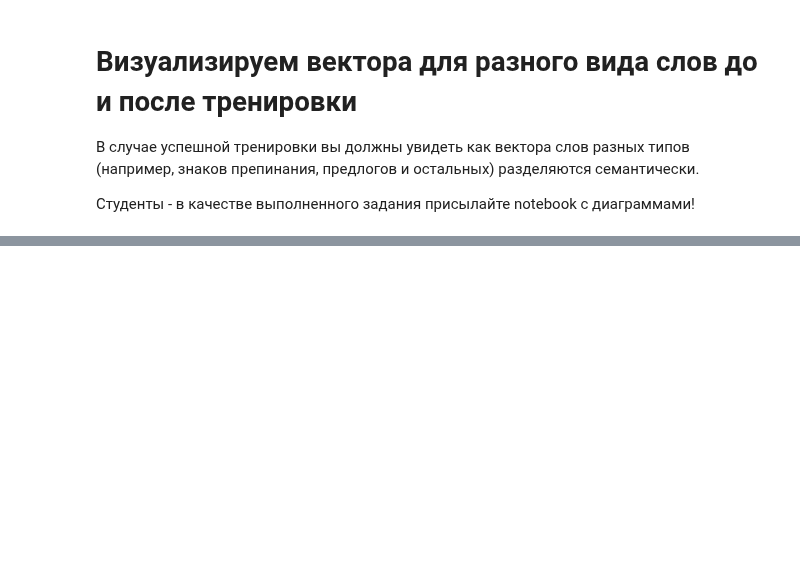
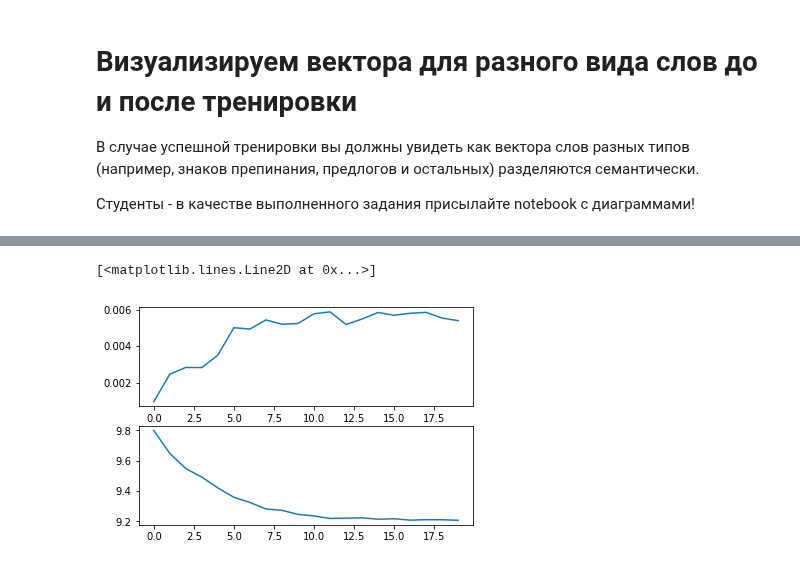
Before and after one commit to shereshevskiy/dlcourse_ai, a Jupyter notebook: assignments/assignment5/Word2Vec_My.ipynb, the cells around one changed output, grey strips where cells are left out. Saved outputs shown, nothing was run; the diff lists cells and outputs as text; code cells hidden in the pictures; blank space fills up the shorter version.

```diff
--- a/assignments/assignment5/Word2Vec_My.ipynb
+++ b/assignments/assignment5/Word2Vec_My.ipynb
@@ -144,12 +147,18 @@ class Word2VecPlain(Dataset):
         Initializes Word2VecPlain, but doesn't generate the samples yet
         (for that, use generate_dataset)
         Arguments:
-        data - StanfordTreebank instace
+        data - StanfordTreebank instance
         num_contexts - number of random contexts to use when generating a dataset
         '''
         # TODO: Implement what you need for other methods!
 
-    def generate_dataset(self):
+        self.data = data
+        if not isinstance(data, StanfordTreeBank):
+            raise Exception("type of data can be StanfordTreeBank")
+        self.num_contexts = num_contexts
+        self.num_tokens = data.num_tokens()
+
+    def generate_dataset(self, folder="./stanfordSentimentTreebank/"):
         '''
         Generates dataset samples from random contexts
         Note: there will be more samples than contexts because every context
@@ -158,12 +167,17 @@ class Word2VecPlain(Dataset):
         # TODO: Implement generating the dataset
         # You should sample num_contexts contexts from the data and turn them into samples
         # Note you will have several samples from one context
+        self.data.load_dataset(folder)
+        random_contexts = [self.data.get_random_context() for _ in range(self.num_contexts)]
+        self.dataset = [(random_context[0], word) for random_context in random_contexts for word in random_context[1]]
+
 
     def __len__(self):
         '''
         Returns total number of samples
         '''
         # TODO: Return the number of samples
+        return len(self.dataset)
 
     def __getitem__(self, index):
         '''
@@ -174,6 +188,13 @@ class Word2VecPlain(Dataset):
         output_index - index of the target word (not torch.Tensor!)
         '''
         # TODO: Generate tuple of 2 return arguments for i-th sample
+        input_word, target = self.dataset[index]
+
+        input_vector = torch.zeros(self.num_tokens)
+        input_vector[self.data.index_by_token[input_word]] = 1
+        output_index = self.data.index_by_token[target]
+
+        return input_vector, output_index
 
 dataset = Word2VecPlain(data, 10)
 dataset.generate_dataset()
@@ -296,0 +553,14 @@ visualize_vectors(trained_input_vectors, trained_output_vectors, "Trained word v
+# %%
+lr, weight_decay, step_size, gamma = (0.003, 0, 5, 0.1)
+
+
+nn_model = nn.Sequential(
+            nn.Linear(dataset.num_tokens, wordvec_dim, bias=False),
+            nn.Linear(wordvec_dim, dataset.num_tokens, bias=False),
+         )
+
+optimizer = optim.Adam(nn_model.parameters(), lr=lr, betas=(0.9, 0.999), eps=1e-08, weight_decay=weight_decay, amsgrad=False)
+scheduler = optim.lr_scheduler.StepLR(optimizer, step_size=step_size, gamma=gamma)
+train_loader = torch.utils.data.DataLoader(dataset, batch_size=20)
+
+loss_history, train_history = train_model(nn_model, dataset, train_loader, optimizer, scheduler, 20)
@@ -296,0 +589,9 @@ visualize_vectors(trained_input_vectors, trained_output_vectors, "Trained word v
+# %%
+# Visualize training graphs
+plt.subplot(211)
+plt.plot(train_history)
+plt.subplot(212)
+plt.plot(loss_history)
+# %% [output]
+[<matplotlib.lines.Line2D at 0x...>]
+[figure, added]
```
Also changed, not shown: parts of 15 cells of this notebook.
